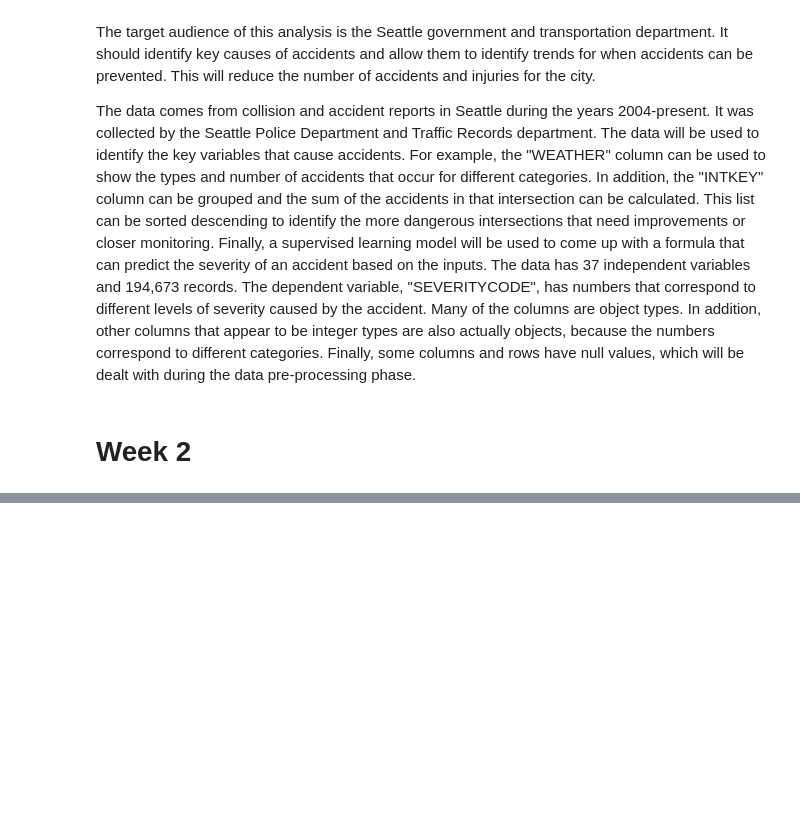
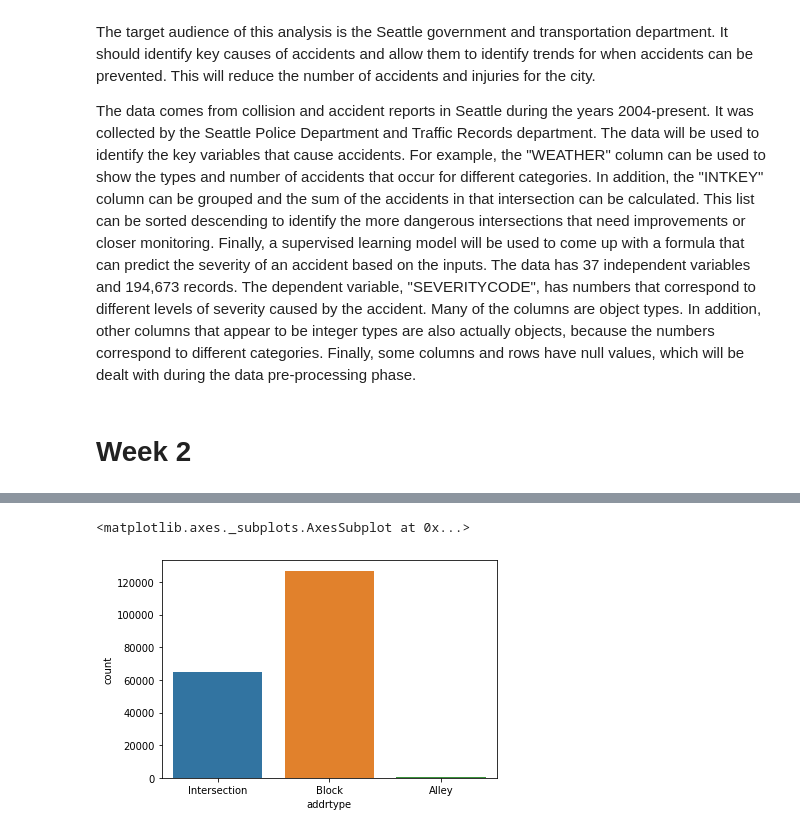
Before and after one commit to mtaheri33/Coursera_Capstone, a Jupyter notebook: CourseraCapstone.ipynb, the cells around one changed output, grey strips where cells are left out. Drawn from its saved outputs; the diff is of its cells as text; code cells hidden in the pictures; blank space fills up the shorter version.

```diff
--- a/CourseraCapstone.ipynb
+++ b/CourseraCapstone.ipynb
@@ -91,0 +134,5 @@ dtype: object
+# %%
+sns.countplot(x='addrtype',data=df)
+# %% [output]
+<matplotlib.axes._subplots.AxesSubplot at 0x...>
+[figure, added]
```
Also changed, not shown: parts of 29 cells of this notebook.
